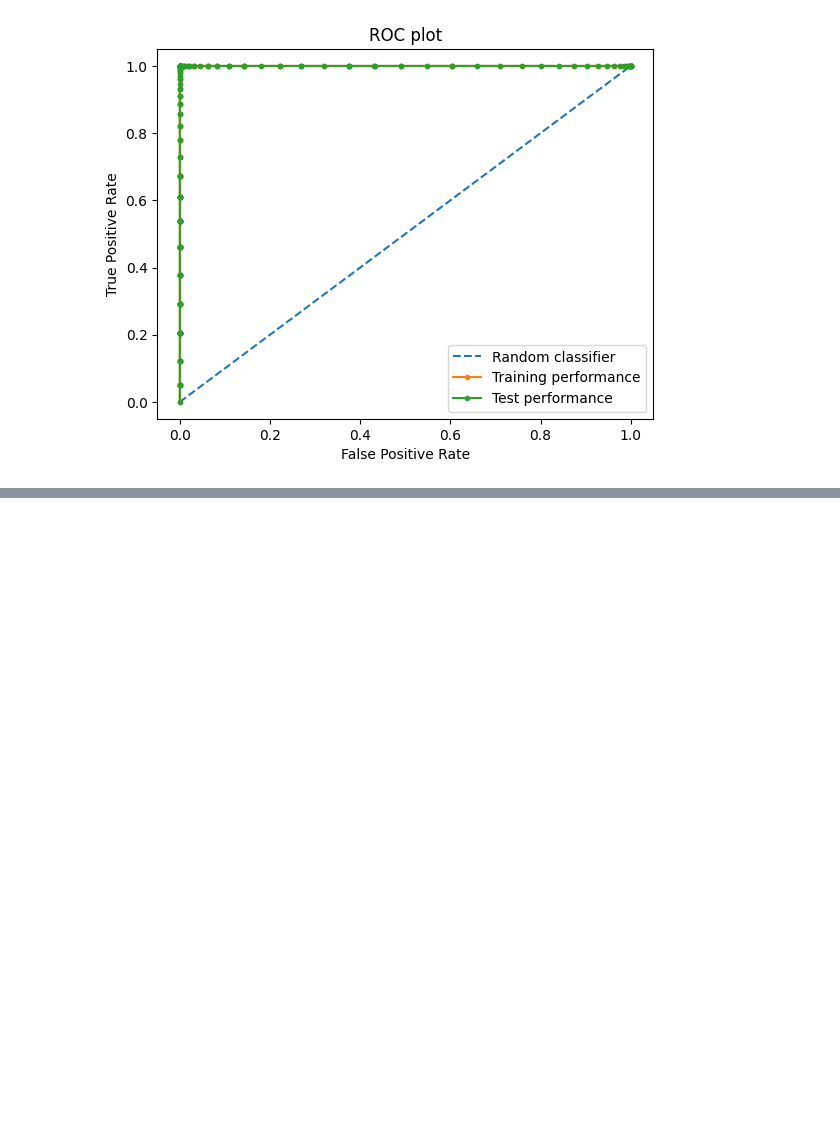
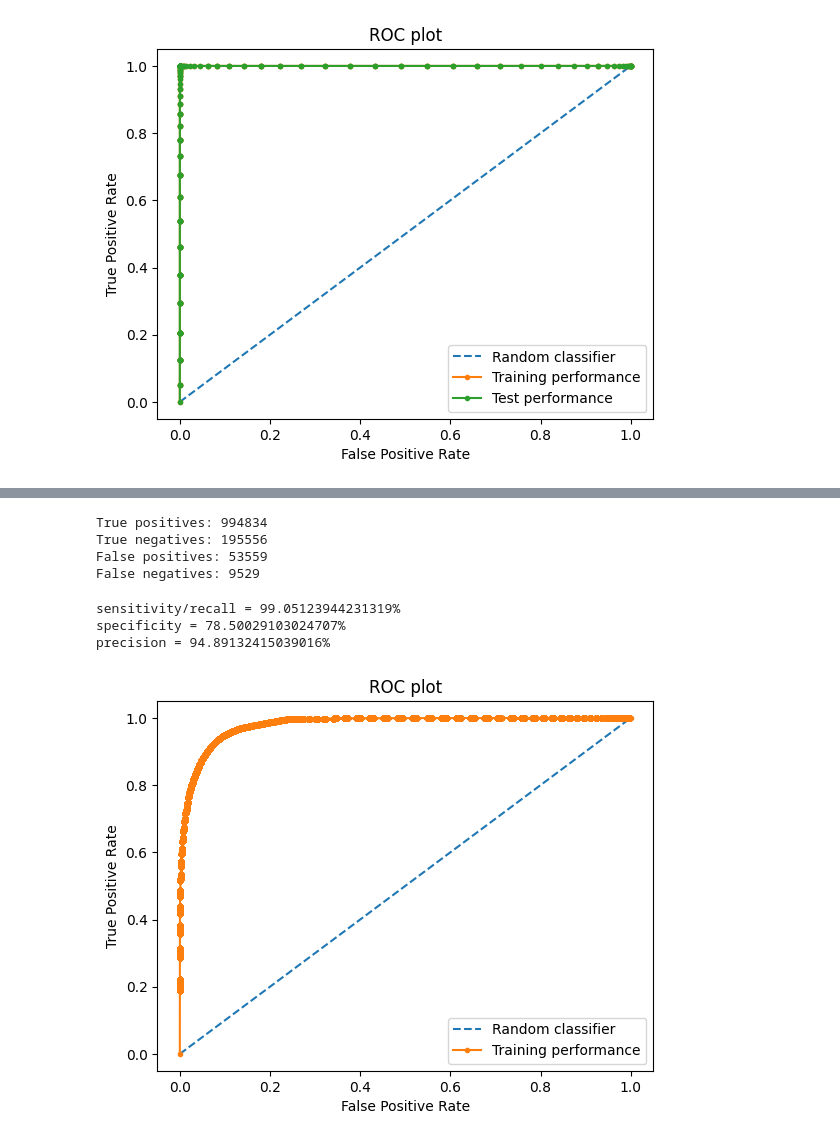
Before and after one commit to vernillen/BIG-PERM-TASK, a Jupyter notebook: assignment loan default.ipynb, the cells around one changed output, grey strips where cells are left out. Drawn from its saved outputs; the diff is of its cells as text; code cells hidden in the pictures; blank space fills up the shorter version.

```diff
--- a/assignment loan default.ipynb
+++ b/assignment loan default.ipynb
@@ -1717,0 +1748,22 @@ plt.show()
+# %%
+data.drop(["satis_bankc_perc"], axis=1, inplace=True)
+data.drop(["satis_acc_perc"], axis=1, inplace=True)
+data.drop(["addr_numb"], axis=1, inplace=True)
+data.drop(["grade_num"], axis=1, inplace=True)
+data.drop(["earliest_cr_line"], axis=1, inplace=True)
+# %%
+## Model
+### Builden
+loan_model = RandomForestClassifier()
+
+### Training model with cleaned data
+loan_model.fit(data, data_labels["fully_paid"])
+
+### Probability
+prob = loan_model.predict_proba(data)
+# %%
+### prediction
+prediction_check = pd.DataFrame({'True label':data_labels["fully_paid"],
+                                'Probability': prob[:,1]})
+
+prediction_check
@@ -1717,0 +1785,41 @@ plt.show()
+# %%
+### TP, TN, FP, FN
+TP = sum(np.logical_and(prediction_check['Probability'] >= 0.5, prediction_check['True label'] == 1))
+TN = sum(np.logical_and(prediction_check['Probability'] < 0.5, prediction_check['True label'] == 0))
+FP = sum(np.logical_and(prediction_check['Probability'] >= 0.5, prediction_check['True label'] == 0))
+FN = sum(np.logical_and(prediction_check['Probability'] < 0.5, prediction_check['True label'] == 1))
+
+print(f"True positives: {TP}")
+print(f"True negatives: {TN}")
+print(f"False positives: {FP}")
+print(f"False negatives: {FN}")
+# %% [output]
+True positives: 994834
+True negatives: 195556
+False positives: 53559
+False negatives: 9529
+# %%
+sensitivity_recall = TP /(TP + FN)
+specificity = TN / (TN + FP)
+precision = TP / (TP + FP)
+
+print("sensitivity/recall = " + str(100*sensitivity_recall)+ "%")
+print("specificity = " + str(100*specificity)+ "%")
+print("precision = " + str(100*precision)+ "%")
+# %% [output]
+sensitivity/recall = 99.05123944231319%
+specificity = 78.50029103024707%
+precision = 94.89132415039016%
+# %%
+## ROC
+fpr_training, tpr_training, thresh = metrics.roc_curve(prediction_check['True label'] == 1, prediction_check['Probability'])
+# %%
+plt.plot([0,1], [0,1], linestyle='--', label='Random classifier')
+plt.plot(fpr_training, tpr_training, marker='.', label='Training performance')
+plt.title('ROC plot')
+plt.xlabel('False Positive Rate')
+plt.ylabel('True Positive Rate')
+plt.legend()
+plt.show()
+# %% [output]
+[figure, added]
```
Also changed, not shown: parts of 13 cells of this notebook.
